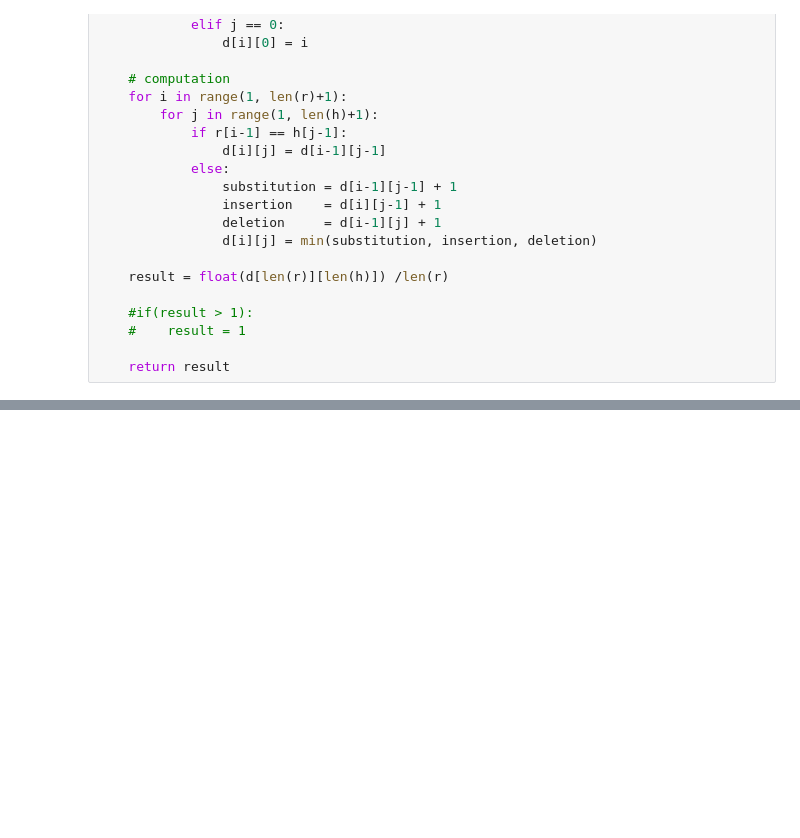
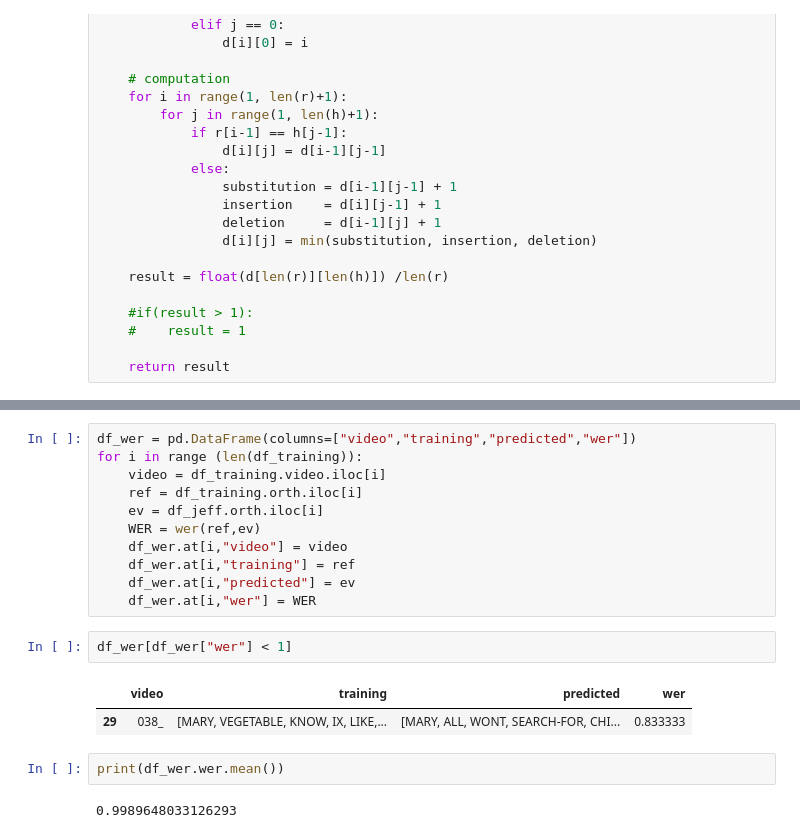
Before and after one commit to yesid08/Biomedics, a Jupyter notebook: Reunion.ipynb, the cells around one changed output, grey strips where cells are left out. Cells and saved outputs as stored; diff of their text form; blank space fills up the shorter version.

```diff
--- a/Reunion.ipynb
+++ b/Reunion.ipynb
@@ -71,0 +190,20 @@ wer(a.split(),b.split())
+# %%
+df_wer = pd.DataFrame(columns=["video","training","predicted","wer"])
+for i in range (len(df_training)):
+    video = df_training.video.iloc[i]
+    ref = df_training.orth.iloc[i]
+    ev = df_jeff.orth.iloc[i]
+    WER = wer(ref,ev)
+    df_wer.at[i,"video"] = video
+    df_wer.at[i,"training"] = ref
+    df_wer.at[i,"predicted"] = ev
+    df_wer.at[i,"wer"] = WER
+# %%
+df_wer[df_wer["wer"] < 1]
+# %% [output]
+|  | video | training | predicted | wer |
+| 29 | 038_ | [MARY, VEGETABLE, KNOW, IX, LIKE,... | [MARY, ALL, WONT, SEARCH-FOR, CHI... | 0.833333 |
+# %%
+print(df_wer.wer.mean())
+# %% [output]
+0.9989648033126293
```
Also changed, not shown: parts of 9 cells of this notebook.
